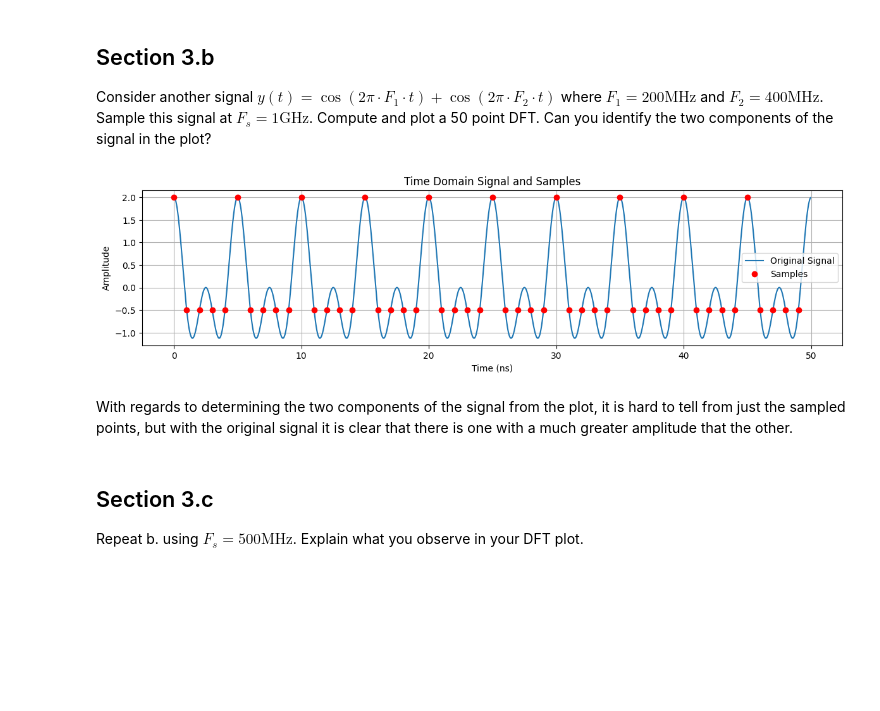
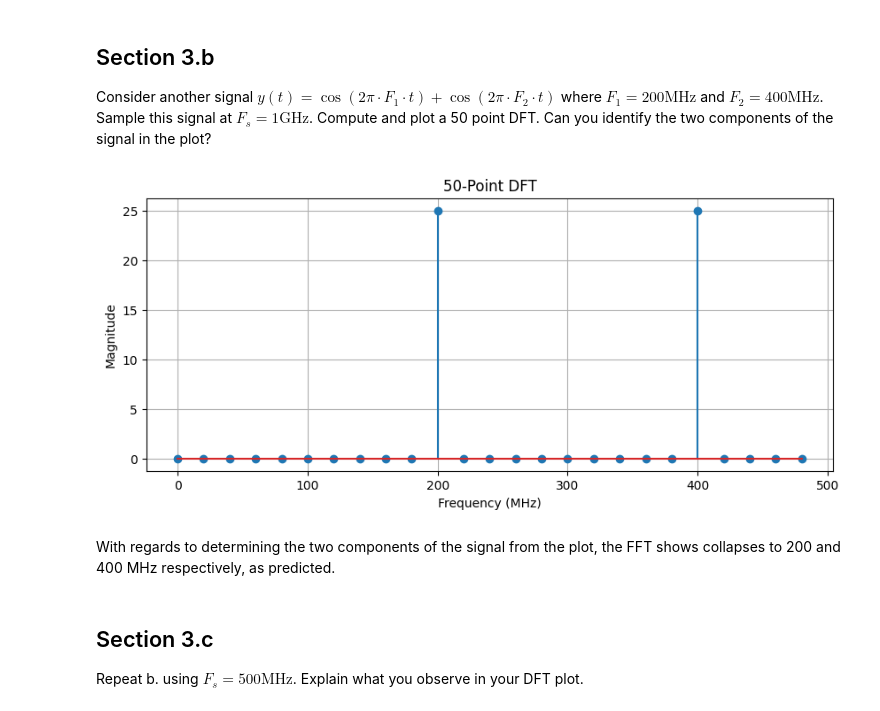
Before and after one commit to Sam-Bieberich/489, a Jupyter notebook: lab1.ipynb, the cells around one changed output. Drawn from its saved outputs; the diff is of its cells as text; code cells hidden in the pictures; blank space fills up the shorter version.

```diff
--- a/lab1.ipynb
+++ b/lab1.ipynb
@@ -527,36 +533,30 @@ Consider another signal $y(t) = \cos(2\pi\cdot F_1 \cdot t) + \cos(2\pi\cdot F_2
 # %%
 F1 = 200e6
 F2 = 400e6
 Fs = 1e9
-N = 50
-
-T = N / Fs
-t = np.linspace(0, T, 1000, endpoint=False)
-y_continuous = np.cos(2 * np.pi * F1 * t) + np.cos(2 * np.pi * F2 * t)
+N_b = 50
 
 Ts = 1 / Fs
-t_sampled = np.arange(0, T, Ts)
-y_sampled = np.cos(2 * np.pi * F1 * t_sampled) + np.cos(2 * np.pi * F2 * t_sampled)
+T = N_b * Ts
 
-Y = fft(y_sampled, N)
-frequencies = fftfreq(N, Ts)
+t = np.arange(0, T, Ts)
 
-plt.figure(figsize=(12, 6))
+y_sampled = np.cos(2 * np.pi * F1 * t) + np.cos(2 * np.pi * F2 * t)
 
-plt.subplot(2, 1, 1)
-plt.plot(t * 1e9, y_continuous, label='Original Signal')
-plt.plot(t_sampled * 1e9, y_sampled, 'ro', label='Samples')
-plt.xlabel("Time (ns)")
-plt.ylabel("Amplitude")
-plt.title("Time Domain Signal and Samples")
-plt.legend()
+Y = fft(y_sampled[:N_b], N_b)
+frequencies_b = fftfreq(N_b, d=Ts)
+
+plt.figure(figsize=(10, 4))
+plt.stem(frequencies_b[:N_b // 2] / 1e6, np.abs(Y[:N_b // 2]))
+plt.xlabel("Frequency (MHz)")
+plt.ylabel("Magnitude")
+plt.title("50-Point DFT")
 plt.grid()
-plt.tight_layout()
 plt.show()
 # %% [output]
-[figure, old version]
+[figure, new version]
-# %% [markdown]
-With regards to determining the two components of the signal from the plot, it is hard to tell from just the sampled points, but with the original signal it is clear that there is one with a much greater amplitude that the other.
+# %% [markdown]
+With regards to determining the two components of the signal from the plot, the FFT shows collapses to 200 and 400 MHz respectively, as predicted.
 # %% [markdown]
 ## Section 3.c
 
```
Also changed, not shown: parts of 8 cells of this notebook, 1 other file.
